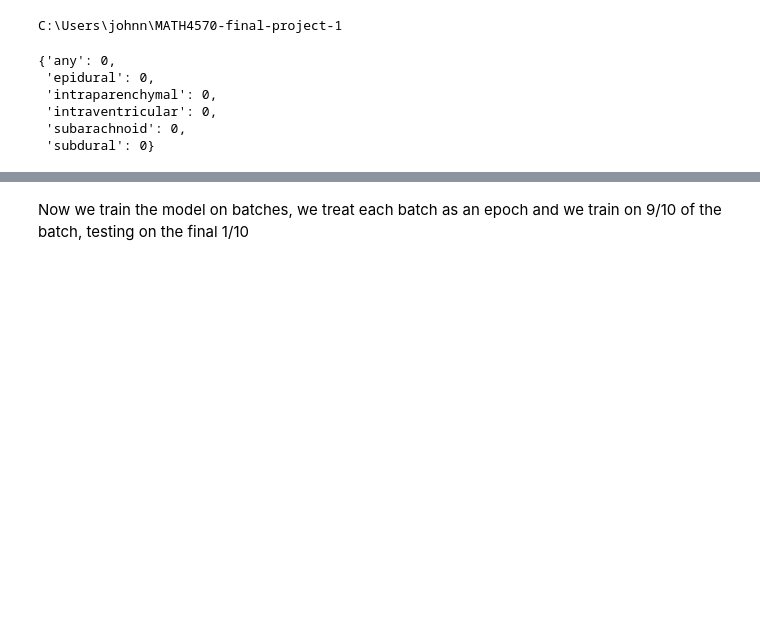
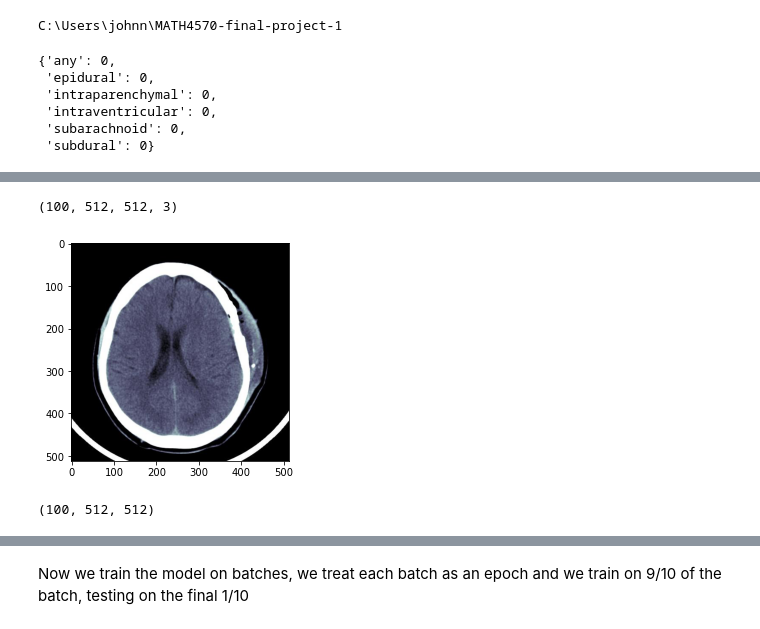
Before and after one commit to RogerFlores3113/MATH4570-final-project-1, a Jupyter notebook: Classification CNN.ipynb, the cells around one changed output, grey strips where cells are left out. Drawn from its saved outputs; the diff is of its cells as text; code cells hidden in the pictures; blank space fills up the shorter version.

```diff
--- a/Classification CNN.ipynb
+++ b/Classification CNN.ipynb
@@ -91 +96,30 @@ Model: "sequential"
  Non-trainable params: 0 (0.00 B)
+# %%
+#1694
+epi_batch_gen = batch_generator('C:/Users/johnn/Downloads/XN_Project/XN_Project/renders/epidural/epidural/brain_window',
+                            batch_size=100)
+#15664
+intraparenchymal_batch_gen = batch_generator('C:/Users/johnn/Downloads/XN_Project/XN_Project/renders/intraparenchymal/intraparenchymal/brain_window',
+                            batch_size=450)
+#9878
+intraventricular_batch_gen = batch_generator('C:/Users/johnn/Downloads/XN_Project/XN_Project/renders/intraventricular/intraventricular/brain_window',
+                            batch_size=350)
+#16423
+subarachnoid_batch_gen = batch_generator('C:/Users/johnn/Downloads/XN_Project/XN_Project/renders/subarachnoid/subarachnoid/brain_window',
+                            batch_size=100)
+#32074
+multi_batch_gen = batch_generator('C:/Users/johnn/Downloads/XN_Project/XN_Project/renders/multi/multi/brain_window',
+                            batch_size=500)
+# %%
+imgs, labels = next(epi_batch_gen)
+
+plt.imshow(imgs[0])
+print(imgs.shape)
+# %% [output]
+(100, 512, 512, 3)
+[figure, added]
+# %%
+gs_imgs = np.dot(imgs[...,:3], [0.2125 , 0.7154 , 0.0721 ])
+gs_imgs.shape
+# %% [output]
+(100, 512, 512)
```
Also changed, not shown: parts of 6 cells of this notebook.
